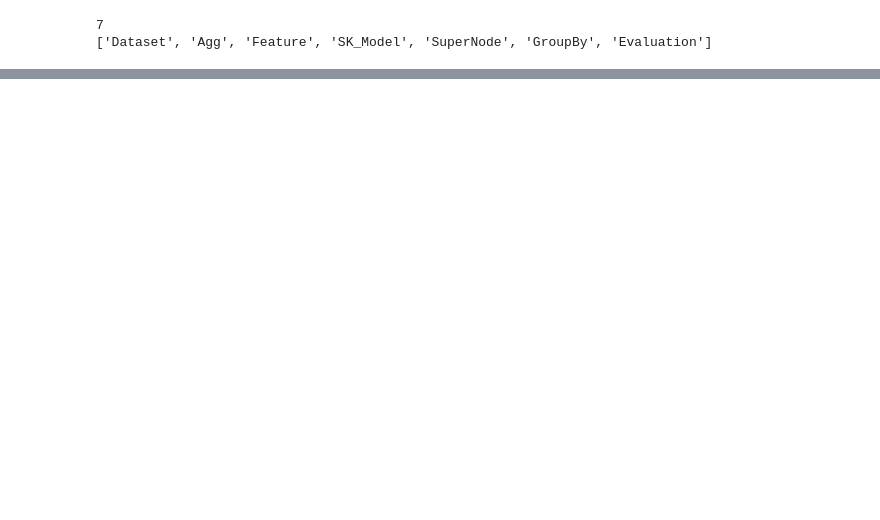
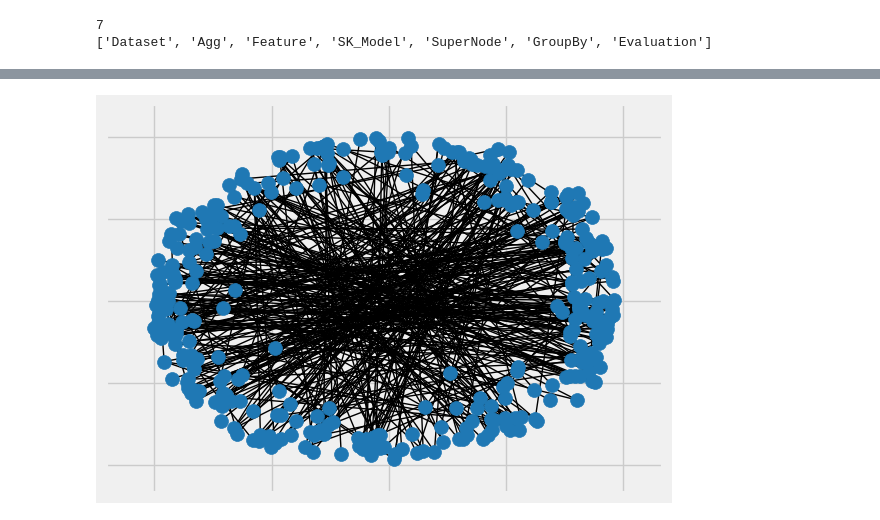
Before and after one commit to rishabh-thukral/ml-workload-optimization, a Jupyter notebook: code/collaborative-optimizer/examples/gentle_introduction.ipynb, the cells around one changed output, grey strips where cells are left out. Saved outputs shown, nothing was run; the diff lists cells and outputs as text; code cells hidden in the pictures; blank space fills up the shorter version.

```diff
--- a/code/collaborative-optimizer/examples/gentle_introduction.ipynb
+++ b/code/collaborative-optimizer/examples/gentle_introduction.ipynb
@@ -898,0 +996,23 @@ node_roots
+# %%
+def convert_to_undirected_graph(workload_dag):
+    import networkx as nx
+    undirected_graph = workload_dag.graph.to_undirected()
+    return undirected_graph
+
+def get_MST_from_WorkloadDAG(undirected_graph, weight_attr="execution_time"):
+    import networkx as nx
+    import math
+    weighted_undirected_graph = undirected_graph.copy()
+    all_undir_edges = weighted_undirected_graph.edges(data=True)
+    for curr_edge in all_undir_edges:
+        curr_edge[2]["weight"] = -curr_edge[2].get(weight_attr, 0)
+    MST = nx.minimum_spanning_tree(weighted_undirected_graph)
+    return MST
+# %%
+# Runs for LONG time
+undir_graph = convert_to_undirected_graph(execution_environment.workload_dag)
+# %%
+MST = get_MST_from_WorkloadDAG(undir_graph, 'freq')
+nx.draw_networkx(MST, with_labels=False, node_size=100)
+# %% [output]
+[figure, added]
```
Also changed, not shown: parts of 28 cells of this notebook, 8 other files.
